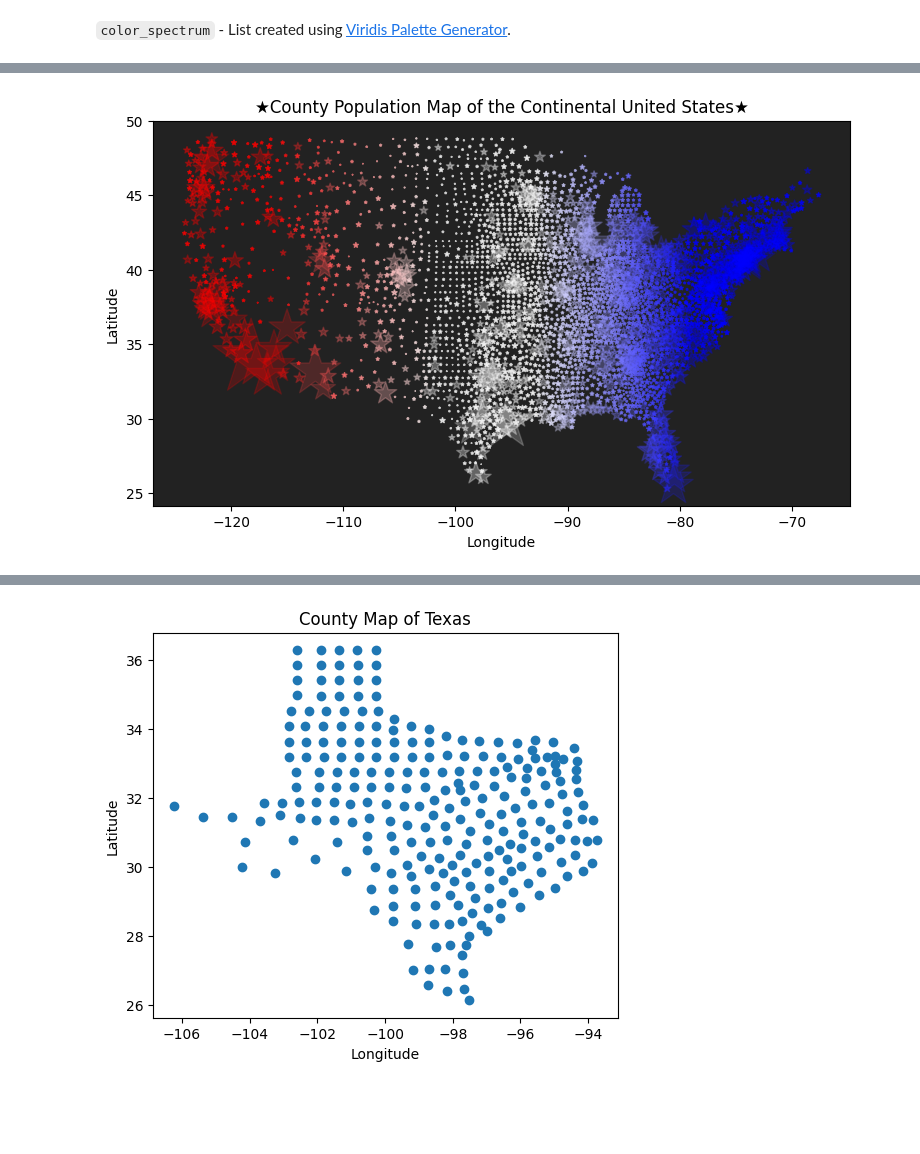
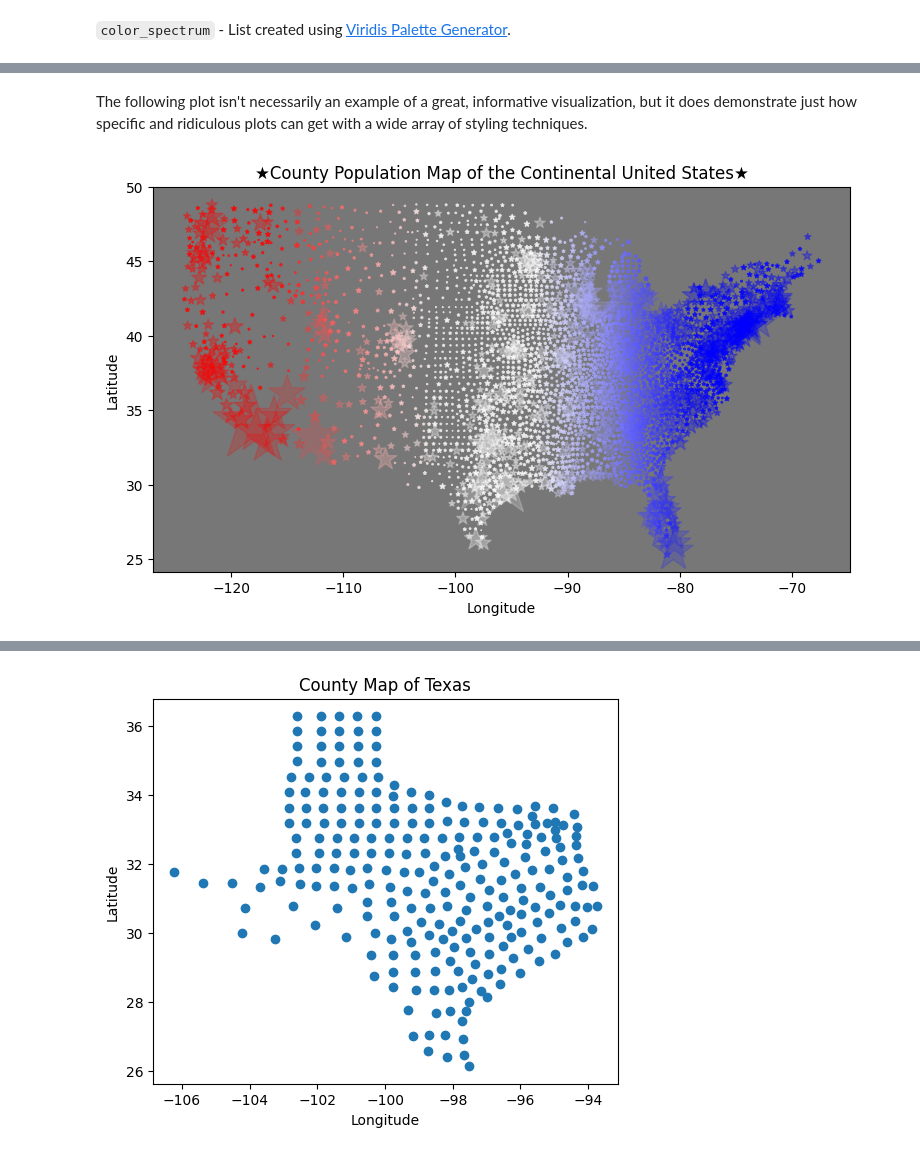
Before and after one commit to the-codingschool/TRAIN-datasets, a Jupyter notebook: us_counties/visualizing_county_maps.ipynb, the cells around one changed output, grey strips where cells are left out. Saved outputs shown, nothing was run; the diff lists cells and outputs as text; code cells hidden in the pictures; blank space fills up the shorter version.

```diff
--- a/us_counties/visualizing_county_maps.ipynb
+++ b/us_counties/visualizing_county_maps.ipynb
@@ -71,7 +100,7 @@ alpha = [0.2 if p>1000000 else 0.3 if p>100000 else 0.4 if p>50000 else 0.7 for
 
 plt.figure(figsize=(9,5))
 plt.scatter(cont_df['longitude'], cont_df['latitude'], c=colors, alpha=alpha, s=point_size)
-plt.title('County Population Map of the Continental United States')
+plt.title('County Population Map of the Continental United States \n(with gradient coloring by state)')
 plt.xlabel('Longitude')
 plt.ylabel('Latitude')
 plt.show()
@@ -79,0 +109,15 @@ plt.show()
+# %%
+from random import shuffle
+
+shuffle(color_spectrum)
+colors = []
+for x in cont_df['state']:
+    idx = list(df['state'].unique()).index(x)
+    colors.append(color_spectrum[idx])
+
+plt.figure(figsize=(9,5))
+plt.scatter(cont_df['longitude'], cont_df['latitude'], c=colors, alpha=alpha, s=point_size)
+plt.title('County Population Map of the Continental United States \n(with coloring for better state distinction)')
+plt.xlabel('Longitude')
+plt.ylabel('Latitude')
+plt.show()
@@ -80,26 +126,28 @@ plt.show()
+# %% [markdown]
+The following plot isn't necessarily an example of a great, informative visualization, but it does demonstrate just how specific and ridiculous plots can get with a wide array of styling techniques.
 # %%
 colors = []
 for x in cont_df['longitude']:
     y = abs(x)-65
     if y <= 97.5/7.0:
         colors.append('#00f')
     elif y <= 195/7.0:
         rg = round(-255 + (238*y/13))
         colors.append('#%02X%02X%02X' % (rg, rg, 255))
     elif y > 357.5/7.0:
         colors.append('#f00')
     elif y > 260/7.0:
         gb = round(935 - (238*y/13))
         colors.append('#%02X%02X%02X' % (255, gb, gb))
     else:
         colors.append('#fff')
 
 plt.figure(figsize=(9,5))
-plt.axes().set_facecolor('#222')
+plt.axes().set_facecolor('#777')
 plt.scatter(cont_df['longitude'], cont_df['latitude'], c=colors, alpha=alpha, marker=r"$\star$", s=point_size)
 plt.title('★County Population Map of the Continental United States★')
 plt.xlabel('Longitude')
 plt.ylabel('Latitude')
 plt.show()
 # %% [output]
-[figure, old version]
+[figure, new version]
```
Also changed, not shown: parts of 14 cells of this notebook, 2 other files.
